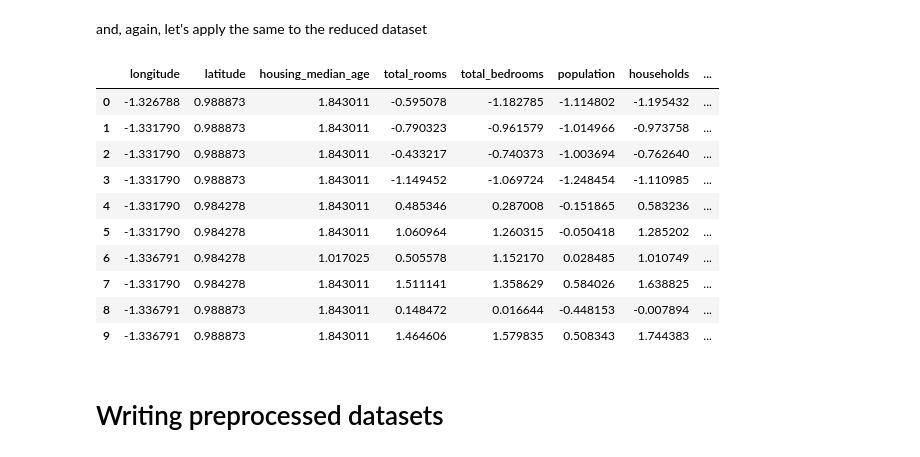
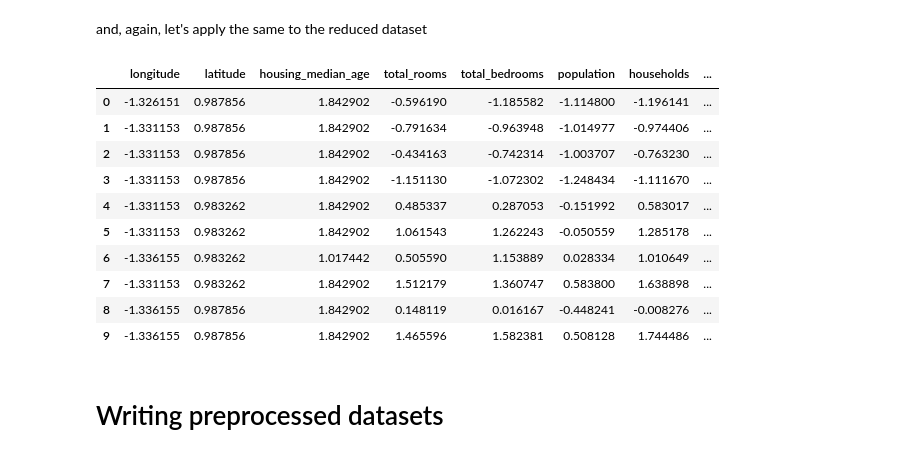
Before and after one commit to iamgiolaga/ridge-regression, a Jupyter notebook: 00_preprocessing.ipynb, the cells around one changed output. Saved outputs shown, nothing was run; the diff lists cells and outputs as text; code cells hidden in the pictures.

Commit message:
fixed reduced datasets

```diff
--- a/00_preprocessing.ipynb
+++ b/00_preprocessing.ipynb
@@ -786,24 +786,24 @@ zscore_norm_dataset.head(10)
 # %% [markdown]
 and, again, let's apply the same to the reduced dataset
 # %%
-zscore_norm_reduced_dataset = dataset
+zscore_norm_reduced_dataset = reduced_dataset
 
 zscore_norm_reduced_dataset = stats.zscore(zscore_norm_reduced_dataset)
 zscore_norm_reduced_dataset = pd.DataFrame(zscore_norm_reduced_dataset)
 zscore_norm_reduced_dataset.columns = col
 zscore_norm_reduced_dataset.head(10)
 # %% [output]
 |  | longitude | latitude | housing_median_age | total_rooms | total_bedrooms | population | households | ... |
-| 0 | -1.326788 | 0.988873 | 1.843011 | -0.595078 | -1.182785 | -1.114802 | -1.195432 | ... |
-| 1 | -1.331790 | 0.988873 | 1.843011 | -0.790323 | -0.961579 | -1.014966 | -0.973758 | ... |
-| 2 | -1.331790 | 0.988873 | 1.843011 | -0.433217 | -0.740373 | -1.003694 | -0.762640 | ... |
-| 3 | -1.331790 | 0.988873 | 1.843011 | -1.149452 | -1.069724 | -1.248454 | -1.110985 | ... |
-| 4 | -1.331790 | 0.984278 | 1.843011 | 0.485346 | 0.287008 | -0.151865 | 0.583236 | ... |
-| 5 | -1.331790 | 0.984278 | 1.843011 | 1.060964 | 1.260315 | -0.050418 | 1.285202 | ... |
-| 6 | -1.336791 | 0.984278 | 1.017025 | 0.505578 | 1.152170 | 0.028485 | 1.010749 | ... |
-| 7 | -1.331790 | 0.984278 | 1.843011 | 1.511141 | 1.358629 | 0.584026 | 1.638825 | ... |
-| 8 | -1.336791 | 0.988873 | 1.843011 | 0.148472 | 0.016644 | -0.448153 | -0.007894 | ... |
-| 9 | -1.336791 | 0.988873 | 1.843011 | 1.464606 | 1.579835 | 0.508343 | 1.744383 | ... |
+| 0 | -1.326151 | 0.987856 | 1.842902 | -0.596190 | -1.185582 | -1.114800 | -1.196141 | ... |
+| 1 | -1.331153 | 0.987856 | 1.842902 | -0.791634 | -0.963948 | -1.014977 | -0.974406 | ... |
+| 2 | -1.331153 | 0.987856 | 1.842902 | -0.434163 | -0.742314 | -1.003707 | -0.763230 | ... |
+| 3 | -1.331153 | 0.987856 | 1.842902 | -1.151130 | -1.072302 | -1.248434 | -1.111670 | ... |
+| 4 | -1.331153 | 0.983262 | 1.842902 | 0.485337 | 0.287053 | -0.151992 | 0.583017 | ... |
+| 5 | -1.331153 | 0.983262 | 1.842902 | 1.061543 | 1.262243 | -0.050559 | 1.285178 | ... |
+| 6 | -1.336155 | 0.983262 | 1.017442 | 0.505590 | 1.153889 | 0.028334 | 1.010649 | ... |
+| 7 | -1.331153 | 0.983262 | 1.842902 | 1.512179 | 1.360747 | 0.583800 | 1.638898 | ... |
+| 8 | -1.336155 | 0.987856 | 1.842902 | 0.148119 | 0.016167 | -0.448241 | -0.008276 | ... |
+| 9 | -1.336155 | 0.987856 | 1.842902 | 1.465596 | 1.582381 | 0.508128 | 1.744486 | ... |
 # %% [markdown]
 # Writing preprocessed datasets
 # %%
```
Also changed, not shown: parts of 5 cells of this notebook, 4 other files.
